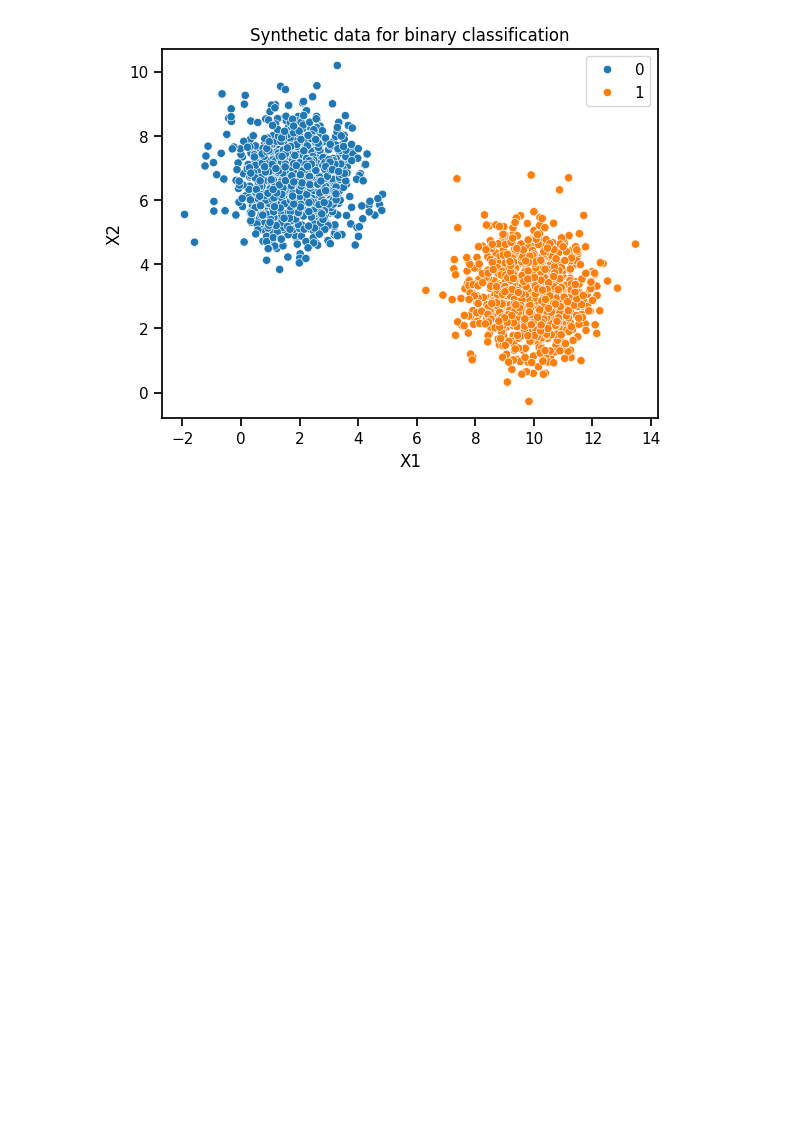
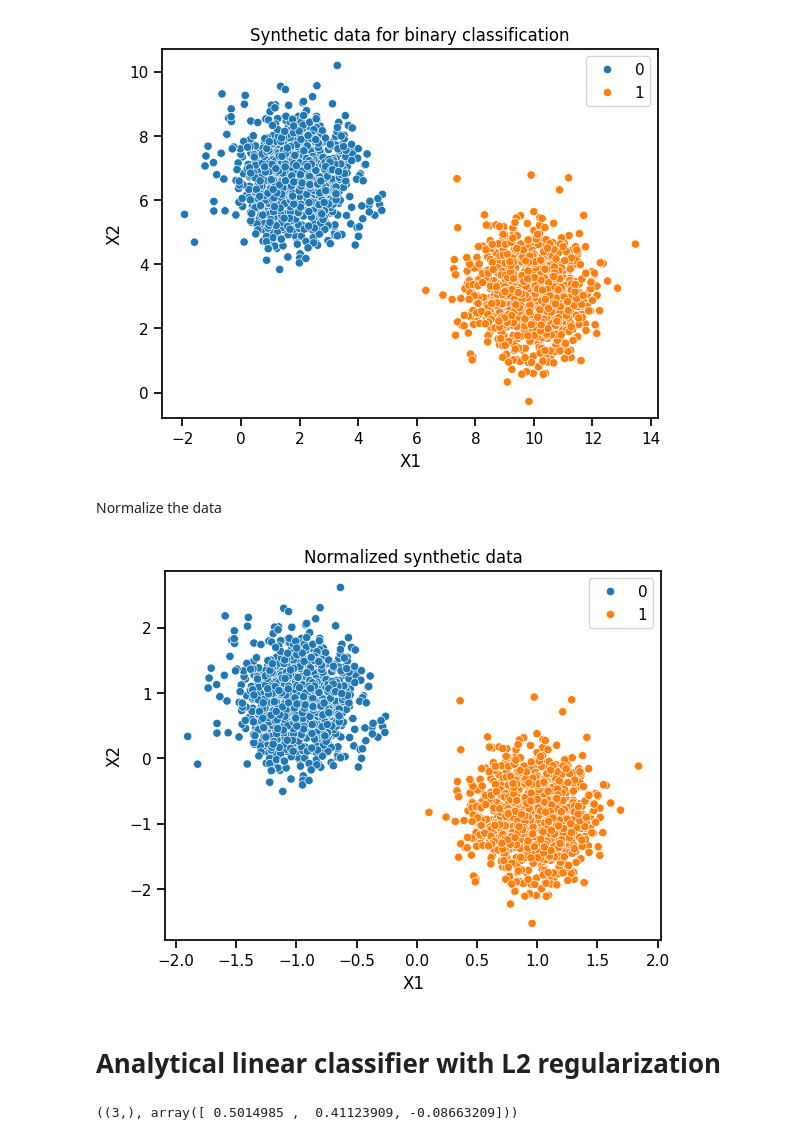
Before and after one commit to adamzsl/machine-learning, a Jupyter notebook: linear_classifier/linear_classifier.ipynb, the cells around one changed output. Saved outputs shown, nothing was run; the diff lists cells and outputs as text; code cells hidden in the pictures; blank space fills up the shorter version.

```diff
--- a/linear_classifier/linear_classifier.ipynb
+++ b/linear_classifier/linear_classifier.ipynb
@@ -14,7 +13,0 @@ X.shape, y.shape
-# %%
-sns.set_context("notebook")
-sns.scatterplot(x=X.flatten(), y=y)
-plt.xlabel("X")
-plt.ylabel("y")
-plt.title("Synthetic data for binary classification")
-plt.show()
@@ -26,9 +32,23 @@ X_train, X_test, y_train, y_test = train_test_split(X,y, test_size=0.2, random_s
 # %%
-sns.set_context("notebook")
-sns.scatterplot(x=X_train[:,0], y=X_train[:,1], hue=y_train)
-plt.xlabel("X1")
-plt.ylabel("X2")
-plt.title("Synthetic data for binary classification")
-plt.show()
+def plot_2d_data(X, y, title):
+    sns.set_context("notebook")
+    sns.scatterplot(x=X[:,0], y=X[:,1], hue=y)
+    plt.xlabel("X1")
+    plt.ylabel("X2")
+    plt.title(title)
+    plt.show()
+plot_2d_data(X_train, y_train, "Synthetic data for binary classification")
 # %% [output]
 [figure]
+# %% [markdown]
+Normalize the data
+# %%
+scaler = StandardScaler()
+X_train = scaler.fit_transform(X_train)
+X_test = scaler.transform(X_test)
+# %%
+plot_2d_data(X_train, y_train, "Normalized synthetic data")
+# %% [output]
+[figure, added]
+# %% [markdown]
+# Analytical linear classifier with L2 regularization
@@ -34,0 +70,4 @@ plt.show()
+# %%
+w.shape, w
+# %% [output]
+((3,), array([ 0.5014985 ,  0.41123909, -0.08663209]))
```
Also changed, not shown: parts of 39 cells of this notebook, 1 other file.
